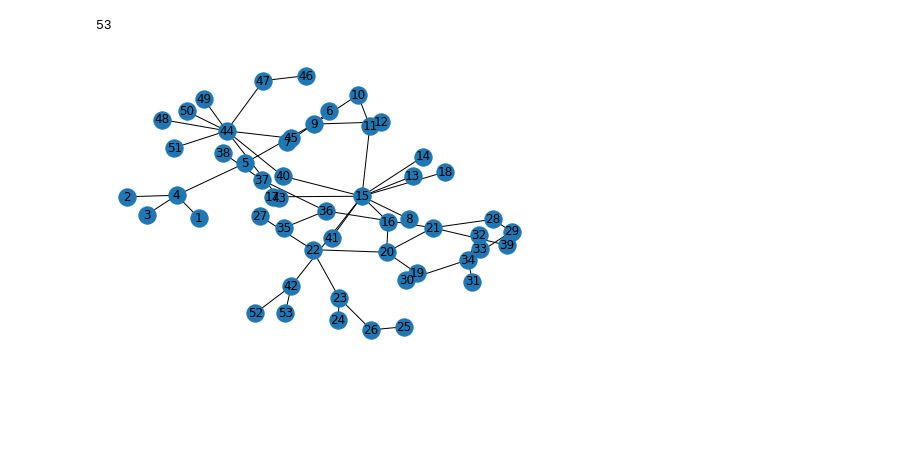
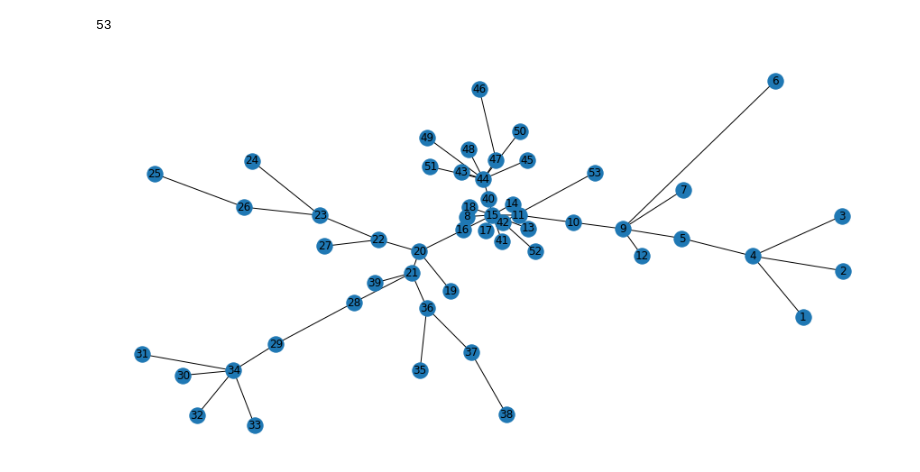
Before and after one commit to RutgersMSDS/CS543-MDSR, a Jupyter notebook: HW4.ipynb, the cells around one changed output. Cells and saved outputs as stored; diff of their text form; code cells hidden in the pictures; blank space fills up the shorter version.

```diff
--- a/HW4.ipynb
+++ b/HW4.ipynb
@@ -8,12 +8,15 @@ G.number_of_nodes()
 # %% [output]
 53
 # %%
-edge_list = [(1, 2), (1, 4), (1, 5), (2, 3), (2, 4), (3, 4), (3, 5), (4, 5), (5, 9), (6, 9), (7, 8), (7, 9), (7, 10), (8, 10), (8, 11),
-             (8, 15), (9, 10), (9, 12), (10, 11), (10, 12), (11, 12), (11, 14), (11, 15), (12, 13), (12, 14), (13, 14), (13, 15),
-             (14, 15), (15, 16), (15, 17), (15, 18), (15, 40), (15, 41), (15, 42), (16, 17), (16, 19), (16, 20), (17, 18), (17, 20),
-             (18, 20), (18, 22), (19, 20), (19, 21), (20, 21), (20, 22), (21, 22), (21, 28), (21, 36), (21, 39), (22, 23), (22, 27), (23, 24),
-             (23, 26), (23, 27), (24, 25), (24, 26), (25, 26), (25, 27), (26, 27), (28, 29), (28, 30), (29, 30), (29, 33), (29, 34),
-             (30, 31), (30, 34), (31, 32), (31, 34), (32, 33), (32, 34), (33, 34), (35, 36), (35, 37), (35, 38), (36, 37), (36, 39),
-             (37, 38), (37, 39), (38, 39), (40, 41), (40, 42), (40, 43), (40, 44), (41, 42), (42, 43), (42, 52), (42, 53), (43, 44),
-             (43, 51), (43, 52), (44, 45), (44, 47), (44, 48), (44, 49), (44, 50), (44, 51), (45, 46), (45, 47), (46, 47), (46, 48),
+edge_list = [(1, 2),   (1, 4),   (1, 5),   (2, 3),   (2, 4),   (3, 4),   (3, 5),   (4, 5),   (5, 9),   (6, 9),
+             (7, 8),   (7, 9),   (7, 10),  (8, 10),  (8, 11),  (8, 15),  (9, 10),  (9, 12),  (10, 11), (10, 12),
+             (11, 12), (11, 14), (11, 15), (12, 13), (12, 14), (13, 14), (13, 15), (14, 15), (15, 16), (15, 17),
+             (15, 18), (15, 40), (15, 41), (15, 42), (16, 17), (16, 19), (16, 20), (17, 18), (17, 20), (18, 20),
+             (18, 22), (19, 20), (19, 21), (20, 21), (20, 22), (21, 22), (21, 28), (21, 36), (21, 39), (22, 23),
+             (22, 27), (23, 24), (23, 26), (23, 27), (24, 25), (24, 26), (25, 26), (25, 27), (26, 27), (28, 29),
+             (28, 30), (29, 30), (29, 33), (29, 34), (30, 31), (30, 34), (31, 32), (31, 34), (32, 33), (32, 34),
+             (33, 34), (35, 36), (35, 37), (35, 38), (36, 37), (36, 39), (37, 38), (37, 39), (38, 39), (40, 41),
+             (40, 42), (40, 43), (40, 44), (41, 42), (42, 43), (42, 52), (42, 53), (43, 44), (43, 51), (43, 52),
+             (44, 45), (44, 47), (44, 48), (44, 49), (44, 50), (44, 51), (45, 46), (45, 47), (46, 47), (46, 48),
              (47, 48), (49, 50), (51, 52), (52, 53)]
+len(edge_list)
@@ -211,7 +196,9 @@ G_mst.add_weighted_edges_from(e_w_list)
 G_mst.number_of_nodes()
 # %% [output]
 53
-# %%
-nx.draw(G_mst, with_labels = True)
-# %% [output]
-[figure, removed]
+# %%
+import matplotlib.pyplot as plt
+plt.figure(3,figsize=(12,6))
+nx.draw_kamada_kawai(G_mst, with_labels = True)
+# %% [output]
+[figure, added]
```
Also changed, not shown: parts of 3 cells of this notebook.
